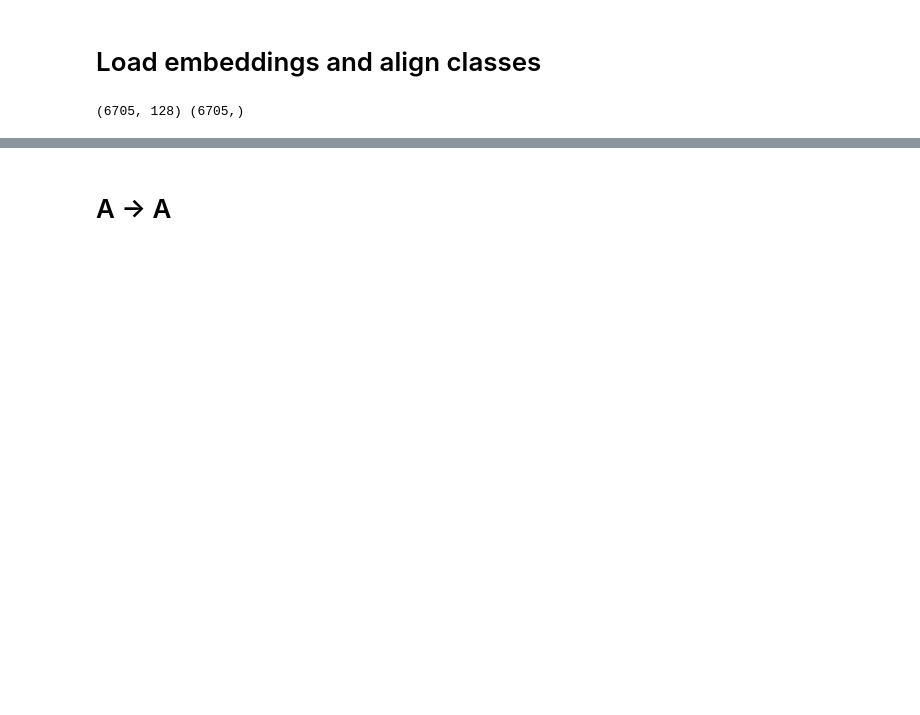
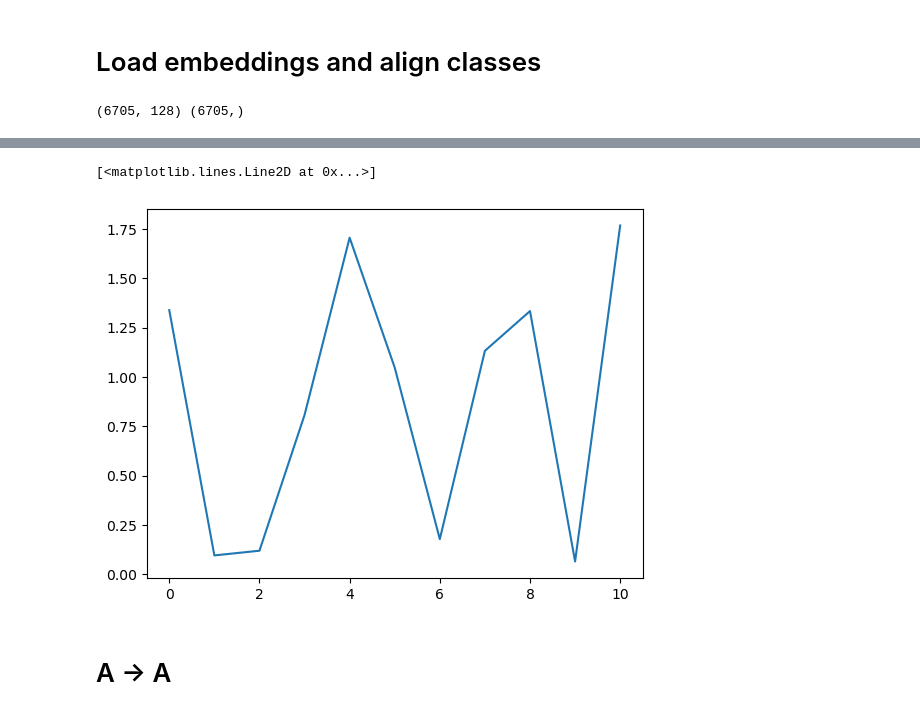
Before and after one commit to changhongw/audio-embedding-bias, a Jupyter notebook: 13_vggish_lda_inst_Adistance.ipynb, the cells around one changed output, grey strips where cells are left out. Cells and saved outputs as stored; diff of their text form; code cells hidden in the pictures; blank space fills up the shorter version.

```diff
--- a/12_vggish_lda_inst.ipynb
+++ b/13_vggish_lda_inst_Adistance.ipynb
@@ -101,0 +110,18 @@ B_meta = pd.read_csv("B_meta.csv")
+# %%
+Adistance_inst = []
+
+for instrument in instrument_map:
+
+    Y_train_A_inst = Y_train_A==instrument
+    Y_train_B_inst = Y_train_B==instrument
+
+    Y_test_A_inst = Y_test_A==instrument
+    Y_test_B_inst = Y_test_B==instrument
+
+    X_train_inst = X_train_A
+    Y_train_inst = Y_train_A_inst
+    X_test_inst = X_test_A
+    Y_test_inst = Y_test_A_inst
+
+    # save dataset separation direction
+    Adistance_inst.append(proxy_a_distance(X_train_A[Y_train_A_inst], X_train_B[Y_train_B_inst], verbose=False))
@@ -101,0 +156,5 @@ B_meta = pd.read_csv("B_meta.csv")
+# %%
+plt.plot(Adistance_inst)
+# %% [output]
+[<matplotlib.lines.Line2D at 0x...>]
+[figure, added]
```
Also changed, not shown: parts of 6 cells of this notebook, 54 other files.
